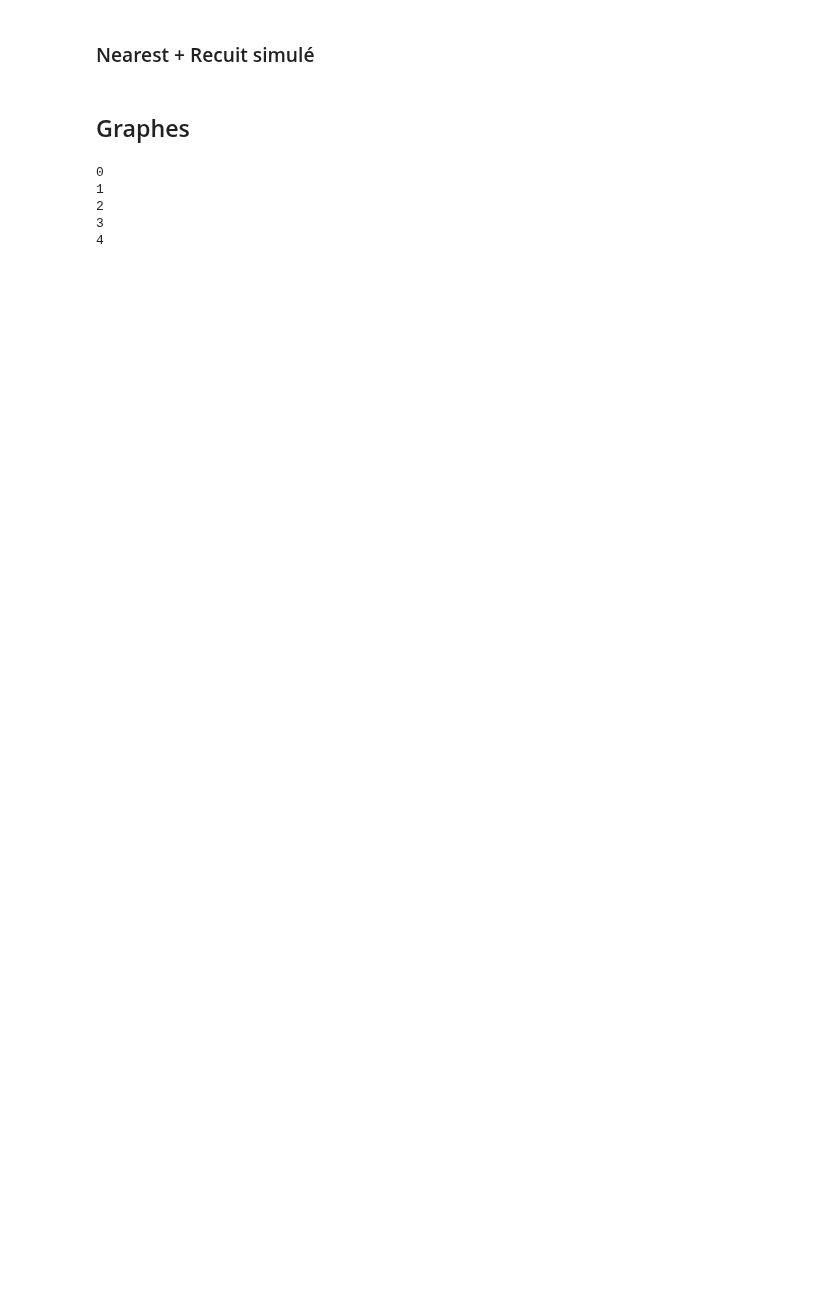
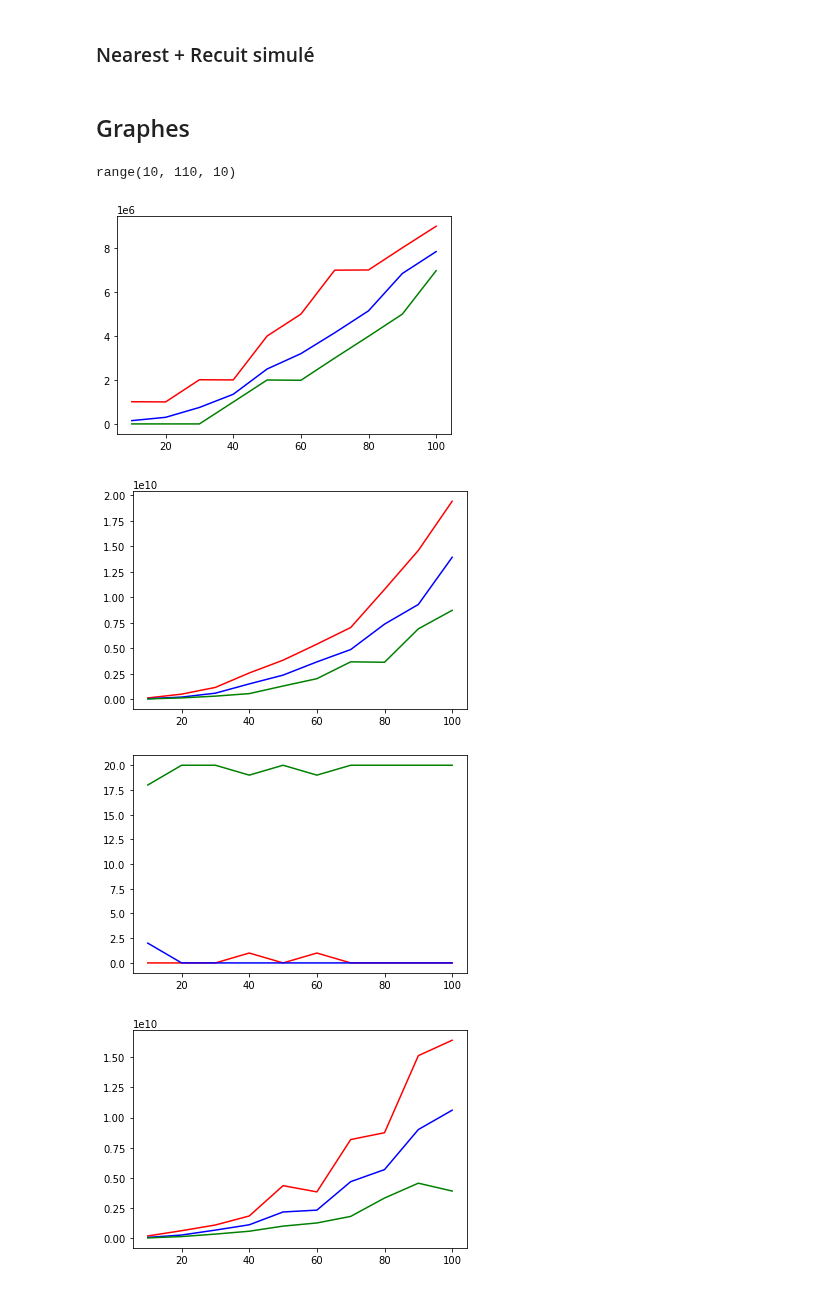
Before and after one commit to SnipeDragons/Algo-Livrable-1, a Jupyter notebook: Statistique.ipynb, the cells around one changed output. Drawn from its saved outputs; the diff is of its cells as text; code cells hidden in the pictures; blank space fills up the shorter version.

```diff
--- a/Statistique.ipynb
+++ b/Statistique.ipynb
@@ -206,7 +207,7 @@ def Recuit(graph: np.array([[()]]), cycle: list, energie: float):
         A cycle and the energie associated
     """
     nbPoints = cycle.__len__()-2
-    temperature = 20.0
+    temperature = 0.5
     condition = True
     while(condition):
         nbChanges = 0
@@ -339,16 +340,16 @@ for nbSommet in range(minSommet,maxSommet+1):
 # %%
 ResultsRecuit = []
 
-for nbSommet in range(minSommet,maxSommet+1):
+for nbSommet in range(1, pointNbChange):
     ResultsRecuit.append([])
 
     for itération in range(nbIteration):
         start_time = time.time_ns()
 
         # Calculate the energie of the initial path
-        energie = EnergieSum(Sommets[nbSommet-minSommet][itération][0], Sommets[nbSommet-minSommet][itération][3])
-        cycleResult, energieResult = Recuit(Sommets[nbSommet-minSommet][itération][0], Sommets[nbSommet-minSommet][itération][3], energie)
+        energie = EnergieSum(Sommets[nbSommet-1][itération][0], Sommets[nbSommet-1][itération][3])
+        cycleResult, energieResult = Recuit(Sommets[nbSommet-1][itération][0], Sommets[nbSommet-1][itération][3], energie)
 
         stop_time = time.time_ns()
 
-        ResultsRecuit[nbSommet-minSommet].append((stop_time-start_time, energieResult))
+        ResultsRecuit[nbSommet-1].append((stop_time-start_time, energieResult))
@@ -363,19 +362,19 @@ print(ResultsNearest)
 # %%
 ResultsCombo = []
 
-for nbSommet in range(minSommet,maxSommet+1):
+for nbSommet in range(1, pointNbChange):
     ResultsCombo.append([])
 
     for itération in range(nbIteration):
         start_time = time.time_ns()
 
         # Calculate the energie of the initial path
-        energie = EnergieSum(ResultsNearest[nbSommet-minSommet][itération][2], Sommets[nbSommet-minSommet][itération][3])
-        cycleResult, energieResult = Recuit(ResultsNearest[nbSommet-minSommet][itération][2], Sommets[nbSommet-minSommet][itération][3], energie)
+        energie = EnergieSum(Sommets[nbSommet-1][itération][0], ResultsNearest[nbSommet-1][itération][2])
+        cycleResult, energieResult = Recuit(Sommets[nbSommet-1][itération][0], ResultsNearest[nbSommet-1][itération][2], energie)
 
         stop_time = time.time_ns()
 
-        ResultsCombo[nbSommet-minSommet].append((stop_time-start_time, energieResult))
+        ResultsCombo[nbSommet-1].append((stop_time-start_time, energieResult))
 # %% [markdown]
 ## Graphes
 # %%
@@ -418,11 +417,11 @@ Win3RecuitCombo = []
 Win3ComboNearest = []
 Exequo3 = []
 
-for nbSommet in range(maxSommet+1-minSommet):
+for nbSommet in range(1, pointNbChange):
     #####################################
     # Nearest neightbor
     #####################################
-    nearest = ResultsNearest[nbSommet][0][0]
+    nearest = ResultsNearest[nbSommet-1][0][0]
     worstNearest = nearest
     sumNearest = nearest
     bestNearest = nearest
@@ -430,7 +429,7 @@ for nbSommet in range(maxSommet+1-minSommet):
     #####################################
     # Recuit
     #####################################
-    recuit = ResultsRecuit[nbSommet][0][0]
+    recuit = ResultsRecuit[nbSommet-1][0][0]
     worstRecuit = recuit
     sumRecuit = recuit
     bestRecuit = recuit
@@ -445,7 +444,7 @@ for nbSommet in range(maxSommet+1-minSommet):
     #####################################
     # Nearest neightbor + Recuit simulé
     #####################################
-    combo = ResultsCombo[nbSommet][0][0]
+    combo = ResultsCombo[nbSommet-1][0][0]
     worstCombo = combo
     sumCombo = combo
     bestCombo = combo
@@ -461,9 +460,9 @@ for nbSommet in range(maxSommet+1-minSommet):
     win3ComboNearest = 0
     exequo3 = 0
 
-    if(ResultsNearest[nbSommet][0][1]<ResultsRecuit[nbSommet][0][1]):
+    if(ResultsNearest[nbSommet-1][0][1]<ResultsRecuit[nbSommet-1][0][1]):
         win2Nearest += 1
-    elif(ResultsNearest[nbSommet][0][1]==ResultsRecuit[nbSommet][0][1]):
+    elif(ResultsNearest[nbSommet-1][0][1]==ResultsRecuit[nbSommet-1][0][1]):
         exequo2 += 1
     else:
         win2Recuit += 1
@@ -472,7 +471,7 @@ for nbSommet in range(maxSommet+1-minSommet):
         #####################################
         # Nearest neightbor
         #####################################
-        nearest = ResultsNearest[nbSommet][itération][0]
+        nearest = ResultsNearest[nbSommet-1][itération][0]
         sumNearest += nearest
 
         if(nearest>worstNearest):
@@ -484,7 +483,7 @@ for nbSommet in range(maxSommet+1-minSommet):
         #####################################
         # Recuit
         #####################################
-        recuit = ResultsRecuit[nbSommet][itération][0]
+        recuit = ResultsRecuit[nbSommet-1][itération][0]
         sumRecuit += recuit
 
         if(recuit>worstRecuit):
@@ -496,8 +495,8 @@ for nbSommet in range(maxSommet+1-minSommet):
         #####################################
         # Win 2
         #####################################
-        nearest = ResultsNearest[nbSommet][itération][1]
-        recuit = ResultsRecuit[nbSommet][itération][1]
+        nearest = ResultsNearest[nbSommet-1][itération][1]
+        recuit = ResultsRecuit[nbSommet-1][itération][1]
         if(nearest<recuit):
             win2Nearest += 1
         elif(nearest>recuit):
@@ -508,7 +507,7 @@ for nbSommet in range(maxSommet+1-minSommet):
         #####################################
         # Nearest neightbor + Recuit simulé
         #####################################
-        combo = ResultsCombo[nbSommet][itération][0]
+        combo = ResultsCombo[nbSommet-1][itération][0]
         sumCombo += combo
 
         if(combo>worstCombo):
@@ -520,7 +519,7 @@ for nbSommet in range(maxSommet+1-minSommet):
         #####################################
         # Win 3
         #####################################
-        comco = ResultsCombo[nbSommet][itération][1]
+        comco = ResultsCombo[nbSommet-1][itération][1]
         if(combo<nearest and combo<recuit):
             win3Combo += 1
         elif(combo==nearest and combo<recuit):
@@ -575,39 +574,40 @@ for nbSommet in range(maxSommet+1-minSommet):
     Win3ComboNearest.append(win3ComboNearest)
     Exequo3.append(exequo3)
 
-absise = range(3,maxSommet+1)
+absise = range(1*step, pointNbChange*step, step)
+print(absise)
 #####################################
 # Nearest neightbor
 #####################################
 plt.plot(absise, WorstNearest, "r", absise, AverageNearest, "b", absise, BestNearest, "g")
 plt.show()
 
 #####################################
 # Recuit
 #####################################
 plt.plot(absise, WorstRecuit, "r", absise, AverageRecuit, "b", absise, BestRecuit, "g")
 plt.show()
 
 #####################################
 # Win 2
 #####################################
 plt.plot(absise, Win2Nearest, "r", absise, Exequo2, "b", absise, Win2Recuit, "g")
 plt.show()
 
-#####################################
+#####################################s
 # Nearest neightbor + Recuit simulé
 #####################################
 plt.plot(absise, WorstCombo, "r", absise, AverageCombo, "b", absise, BestCombo, "g")
 plt.show()
 
 #####################################
 # Win 3
 #####################################
 plt.plot(absise, Win3Nearest, "r", absise, Win3Combo, "b", absise, Win3Recuit, "g")
 plt.show()
 # %% [output]
-0
-1
-2
-3
-4
+range(10, 110, 10)
+[figure, added]
+[figure, added]
+[figure, added]
+[figure, added]
```
Also changed, not shown: parts of 7 cells of this notebook.
